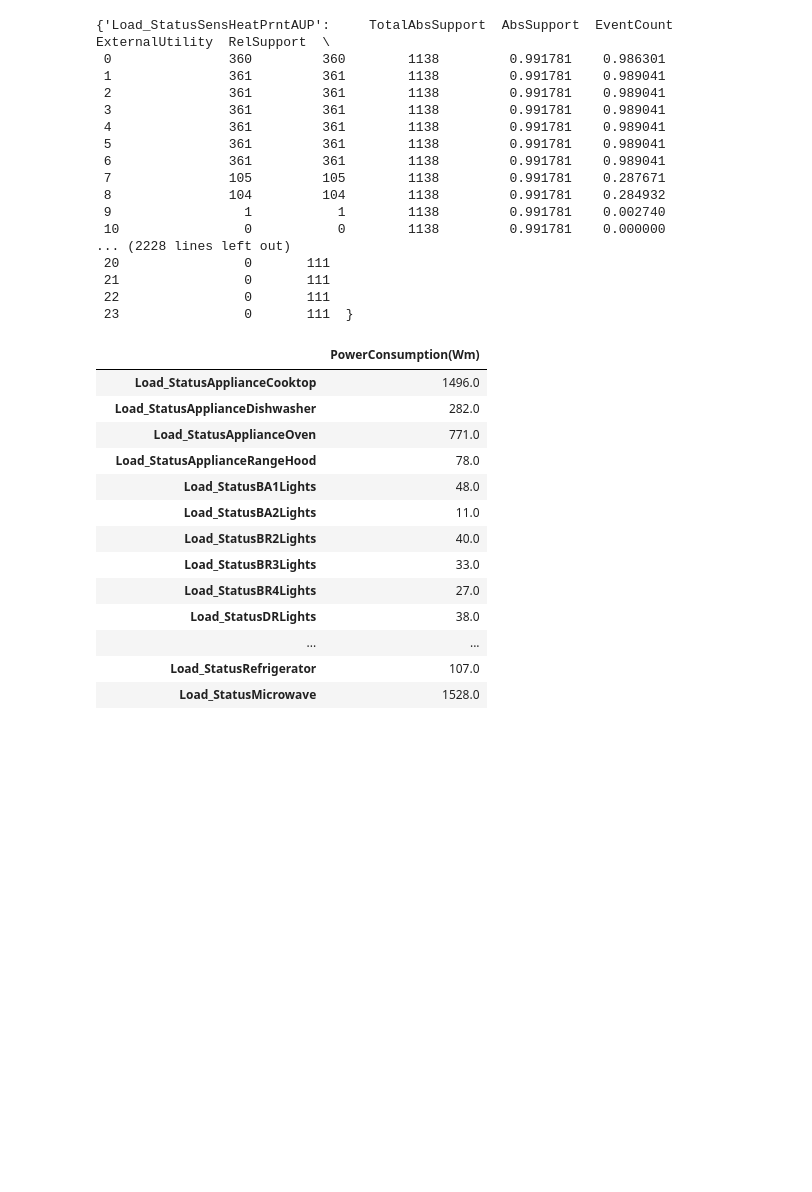
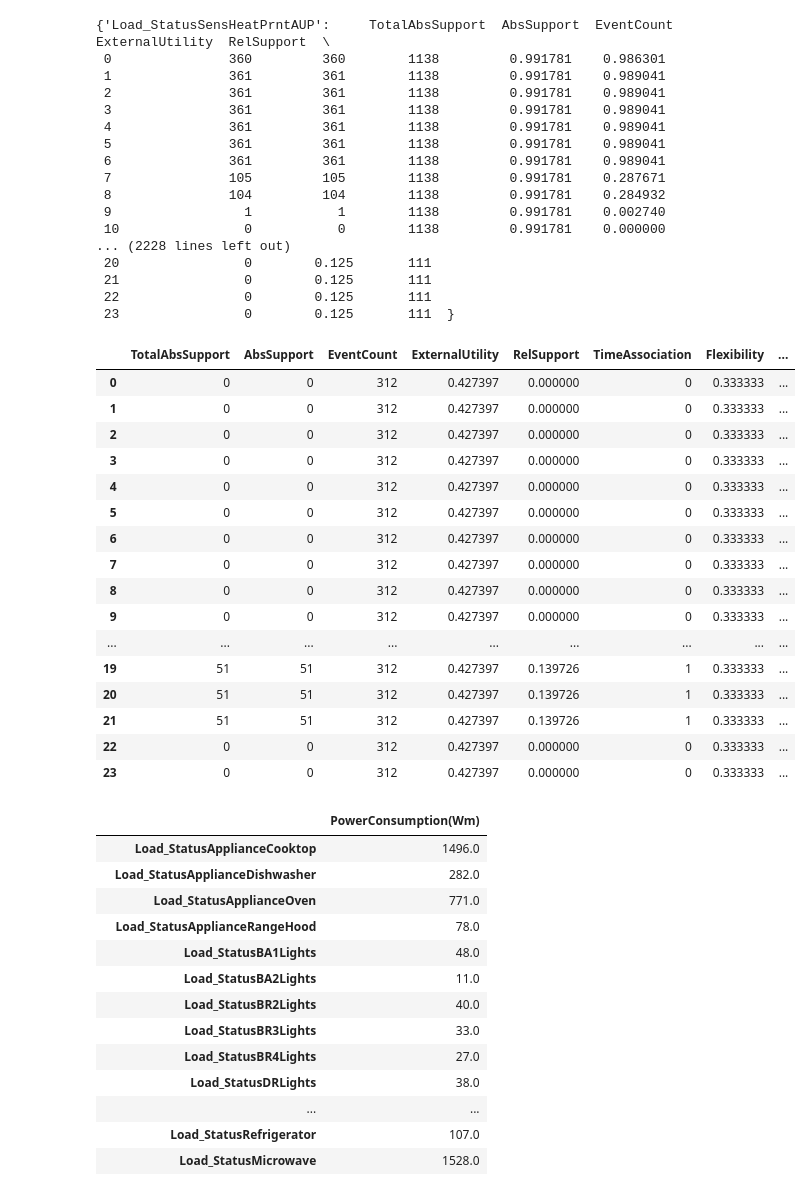
Before and after one commit to christiannielsen98/Datavidenskab-P6, a Jupyter notebook: Project/_07OptimiseConsumption/lifespan_consumption_matrix.ipynb, the cells around one changed output. Cells and saved outputs as stored; diff of their text form; code cells hidden in the pictures; blank space fills up the shorter version.

```diff
--- a/Project/_07OptimiseConsumption/lifespan_consumption_matrix.ipynb
+++ b/Project/_07OptimiseConsumption/lifespan_consumption_matrix.ipynb
@@ -6,7 +6,6 @@ from Project._03FeatureSelection.NZERTF_dataframe_redundancy_functions import fi
 from Project._05InferKnowledgeOfRules.infer_rules_functions import SE_time_df, json_to_dataframe
 # %%
 app_stats = SE_time_df(json_to_dataframe(year=2, level=1, with_redundancy=False))
-app_stats
 # %% [output]
 {'Load_StatusSensHeatPrntAUP':     TotalAbsSupport  AbsSupport  EventCount  ExternalUtility  RelSupport  \
  0               360         360        1138         0.991781    0.986301
@@ -21,10 +20,30 @@ app_stats
  9                 1           1        1138         0.991781    0.002740
  10                0           0        1138         0.991781    0.000000
 ... (2228 lines left out)
- 20                0       111
- 21                0       111
- 22                0       111
- 23                0       111  }
+ 20                0        0.125       111
+ 21                0        0.125       111
+ 22                0        0.125       111
+ 23                0        0.125       111  }
+# %%
+app_stats['Load_StatusClothesWasher']
+# %% [output]
+|  | TotalAbsSupport | AbsSupport | EventCount | ExternalUtility | RelSupport | TimeAssociation | Flexibility | ... |
+| 0 | 0 | 0 | 312 | 0.427397 | 0.000000 | 0 | 0.333333 | ... |
+| 1 | 0 | 0 | 312 | 0.427397 | 0.000000 | 0 | 0.333333 | ... |
+| 2 | 0 | 0 | 312 | 0.427397 | 0.000000 | 0 | 0.333333 | ... |
+| 3 | 0 | 0 | 312 | 0.427397 | 0.000000 | 0 | 0.333333 | ... |
+| 4 | 0 | 0 | 312 | 0.427397 | 0.000000 | 0 | 0.333333 | ... |
+| 5 | 0 | 0 | 312 | 0.427397 | 0.000000 | 0 | 0.333333 | ... |
+| 6 | 0 | 0 | 312 | 0.427397 | 0.000000 | 0 | 0.333333 | ... |
+| 7 | 0 | 0 | 312 | 0.427397 | 0.000000 | 0 | 0.333333 | ... |
+| 8 | 0 | 0 | 312 | 0.427397 | 0.000000 | 0 | 0.333333 | ... |
+| 9 | 0 | 0 | 312 | 0.427397 | 0.000000 | 0 | 0.333333 | ... |
+| ... | ... | ... | ... | ... | ... | ... | ... | ... |
+| 19 | 51 | 51 | 312 | 0.427397 | 0.139726 | 1 | 0.333333 | ... |
+| 20 | 51 | 51 | 312 | 0.427397 | 0.139726 | 1 | 0.333333 | ... |
+| 21 | 51 | 51 | 312 | 0.427397 | 0.139726 | 1 | 0.333333 | ... |
+| 22 | 0 | 0 | 312 | 0.427397 | 0.000000 | 0 | 0.333333 | ... |
+| 23 | 0 | 0 | 312 | 0.427397 | 0.000000 | 0 | 0.333333 | ... |
 # %%
 average_power_consumption_per_minute_df = find_average_power_consumption_per_minute()
 average_power_consumption_per_minute_df
```
Also changed, not shown: parts of 18 cells of this notebook, 5 other files.
